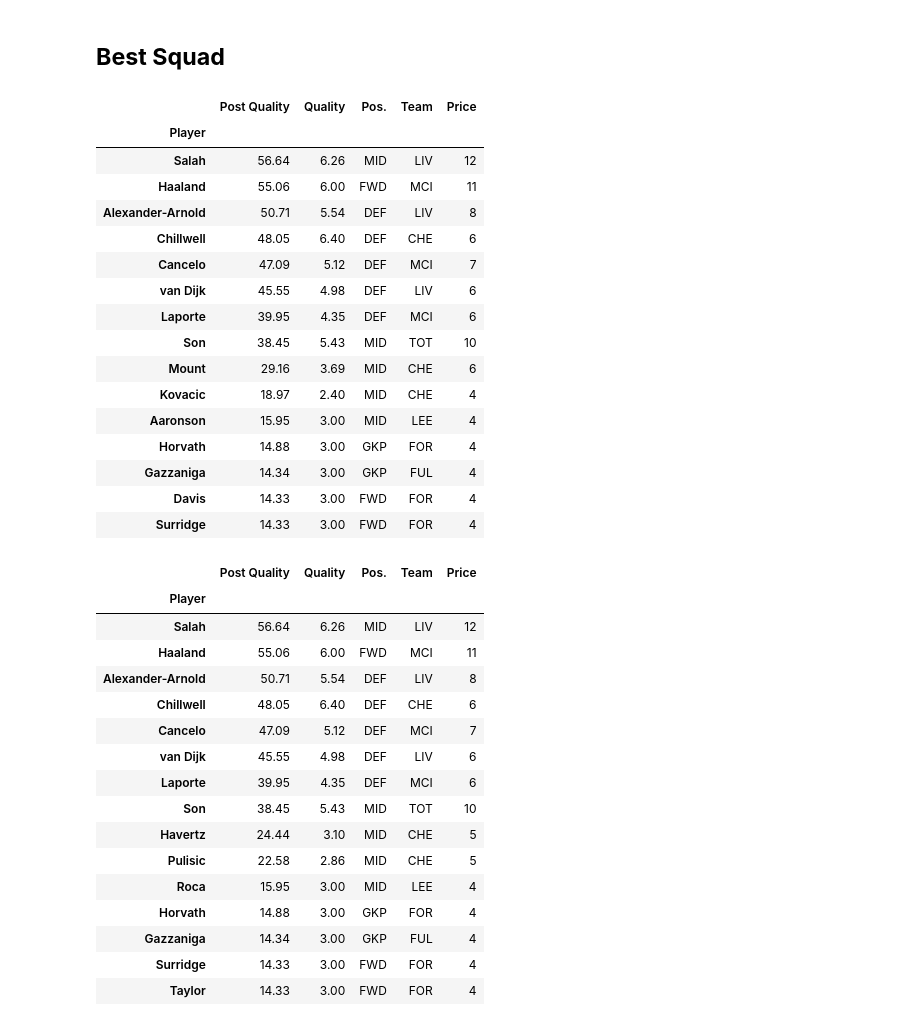
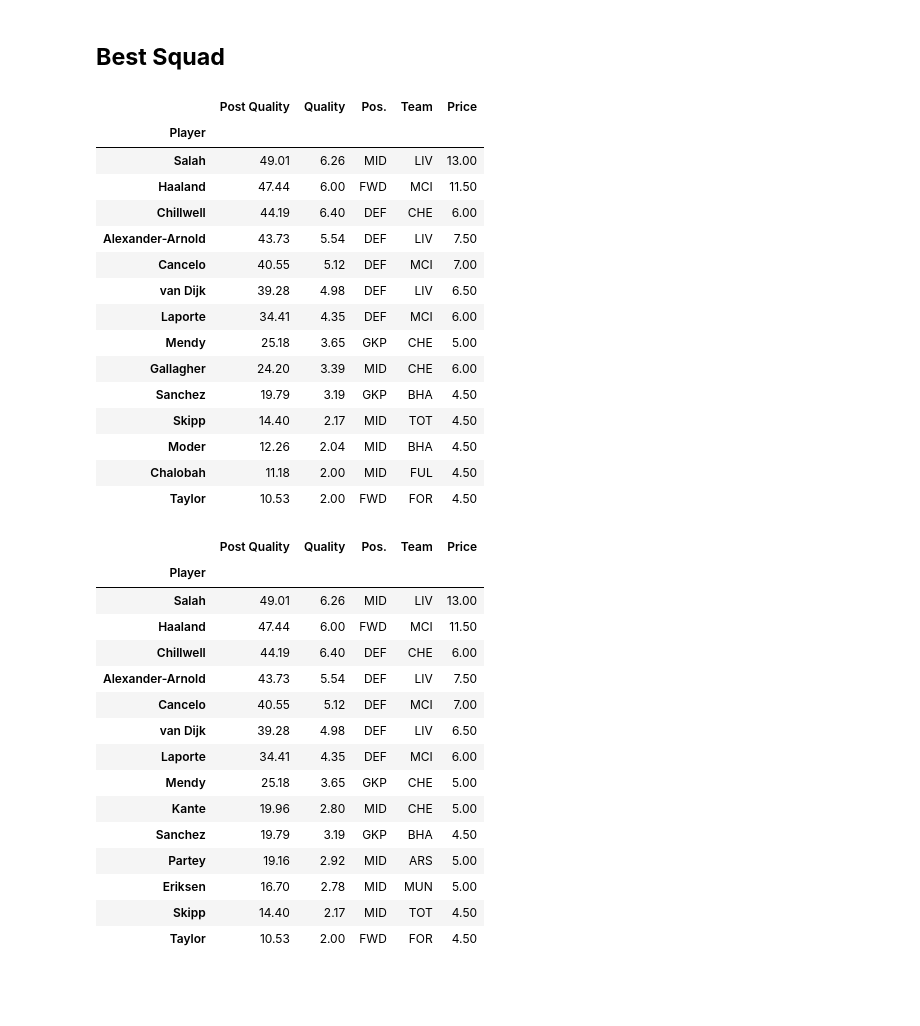
Before and after one commit to ivannoden/FPL, a Jupyter notebook: FPL_analysis.ipynb, the cells around one changed output. Drawn from its saved outputs; the diff is of its cells as text; code cells hidden in the pictures; blank space fills up the shorter version.

```diff
--- a/FPL_analysis.ipynb
+++ b/FPL_analysis.ipynb
@@ -23,7 +23,7 @@ all_multipliers = fa.get_all_upcoming_multipliers(fixtures, teams, 5, upcoming_g
 top_attacking_teams = all_multipliers.sort_values("Attacking Multiplier", ascending=False).head(10)[["Attacking Multiplier"]]
 top_defending_teams = all_multipliers.sort_values("Defending Multiplier", ascending=False).head(10)[["Defending Multiplier"]]
 
-post_quality_players = fa.apply_fixture_multipliers(players, fixtures, teams, 5, upcoming_gameweek)
+post_quality_players = fa.apply_fixture_multipliers(players, fixtures, teams, 5, upcoming_gameweek, fixture_weighting=0.6)
 
 top_players = post_quality_players.head(20)
 top_three_per_team = post_quality_players.groupby("Team").head(3)
@@ -193,43 +193,41 @@ bargains.head(20)
 # %% [markdown]
 ## **Best Squad**
 # %%
-sg.gen_squad(post_quality_players, 4)
+sg.gen_squad(post_quality_players, 4.5)
 # %% [output]
 |  | Post Quality | Quality | Pos. | Team | Price |
 | Player |  |  |  |  |  |
-| Salah | 56.64 | 6.26 | MID | LIV | 12 |
-| Haaland | 55.06 | 6.00 | FWD | MCI | 11 |
-| Alexander-Arnold | 50.71 | 5.54 | DEF | LIV | 8 |
-| Chillwell | 48.05 | 6.40 | DEF | CHE | 6 |
-| Cancelo | 47.09 | 5.12 | DEF | MCI | 7 |
-| van Dijk | 45.55 | 4.98 | DEF | LIV | 6 |
-| Laporte | 39.95 | 4.35 | DEF | MCI | 6 |
-| Son | 38.45 | 5.43 | MID | TOT | 10 |
-| Mount | 29.16 | 3.69 | MID | CHE | 6 |
-| Kovacic | 18.97 | 2.40 | MID | CHE | 4 |
-| Aaronson | 15.95 | 3.00 | MID | LEE | 4 |
-| Horvath | 14.88 | 3.00 | GKP | FOR | 4 |
-| Gazzaniga | 14.34 | 3.00 | GKP | FUL | 4 |
-| Davis | 14.33 | 3.00 | FWD | FOR | 4 |
-| Surridge | 14.33 | 3.00 | FWD | FOR | 4 |
+| Salah | 49.01 | 6.26 | MID | LIV | 13.00 |
+| Haaland | 47.44 | 6.00 | FWD | MCI | 11.50 |
+| Chillwell | 44.19 | 6.40 | DEF | CHE | 6.00 |
+| Alexander-Arnold | 43.73 | 5.54 | DEF | LIV | 7.50 |
+| Cancelo | 40.55 | 5.12 | DEF | MCI | 7.00 |
+| van Dijk | 39.28 | 4.98 | DEF | LIV | 6.50 |
+| Laporte | 34.41 | 4.35 | DEF | MCI | 6.00 |
+| Mendy | 25.18 | 3.65 | GKP | CHE | 5.00 |
+| Gallagher | 24.20 | 3.39 | MID | CHE | 6.00 |
+| Sanchez | 19.79 | 3.19 | GKP | BHA | 4.50 |
+| Skipp | 14.40 | 2.17 | MID | TOT | 4.50 |
+| Moder | 12.26 | 2.04 | MID | BHA | 4.50 |
+| Chalobah | 11.18 | 2.00 | MID | FUL | 4.50 |
+| Taylor | 10.53 | 2.00 | FWD | FOR | 4.50 |
 # %%
 pool = pd.concat([post_quality_players.head(20), bargains.loc[bargains["Price"] <= 5]])
-sg.gen_squad(pool, 4)
+sg.gen_squad(pool, 4.5)
 # %% [output]
 |  | Post Quality | Quality | Pos. | Team | Price |
 | Player |  |  |  |  |  |
-| Salah | 56.64 | 6.26 | MID | LIV | 12 |
-| Haaland | 55.06 | 6.00 | FWD | MCI | 11 |
-| Alexander-Arnold | 50.71 | 5.54 | DEF | LIV | 8 |
-| Chillwell | 48.05 | 6.40 | DEF | CHE | 6 |
-| Cancelo | 47.09 | 5.12 | DEF | MCI | 7 |
-| van Dijk | 45.55 | 4.98 | DEF | LIV | 6 |
-| Laporte | 39.95 | 4.35 | DEF | MCI | 6 |
-| Son | 38.45 | 5.43 | MID | TOT | 10 |
-| Havertz | 24.44 | 3.10 | MID | CHE | 5 |
-| Pulisic | 22.58 | 2.86 | MID | CHE | 5 |
-| Roca | 15.95 | 3.00 | MID | LEE | 4 |
-| Horvath | 14.88 | 3.00 | GKP | FOR | 4 |
-| Gazzaniga | 14.34 | 3.00 | GKP | FUL | 4 |
-| Surridge | 14.33 | 3.00 | FWD | FOR | 4 |
-| Taylor | 14.33 | 3.00 | FWD | FOR | 4 |
+| Salah | 49.01 | 6.26 | MID | LIV | 13.00 |
+| Haaland | 47.44 | 6.00 | FWD | MCI | 11.50 |
+| Chillwell | 44.19 | 6.40 | DEF | CHE | 6.00 |
+| Alexander-Arnold | 43.73 | 5.54 | DEF | LIV | 7.50 |
+| Cancelo | 40.55 | 5.12 | DEF | MCI | 7.00 |
+| van Dijk | 39.28 | 4.98 | DEF | LIV | 6.50 |
+| Laporte | 34.41 | 4.35 | DEF | MCI | 6.00 |
+| Mendy | 25.18 | 3.65 | GKP | CHE | 5.00 |
+| Kante | 19.96 | 2.80 | MID | CHE | 5.00 |
+| Sanchez | 19.79 | 3.19 | GKP | BHA | 4.50 |
+| Partey | 19.16 | 2.92 | MID | ARS | 5.00 |
+| Eriksen | 16.70 | 2.78 | MID | MUN | 5.00 |
+| Skipp | 14.40 | 2.17 | MID | TOT | 4.50 |
+| Taylor | 10.53 | 2.00 | FWD | FOR | 4.50 |
```
Also changed, not shown: parts of 14 cells of this notebook, 11 other files.
